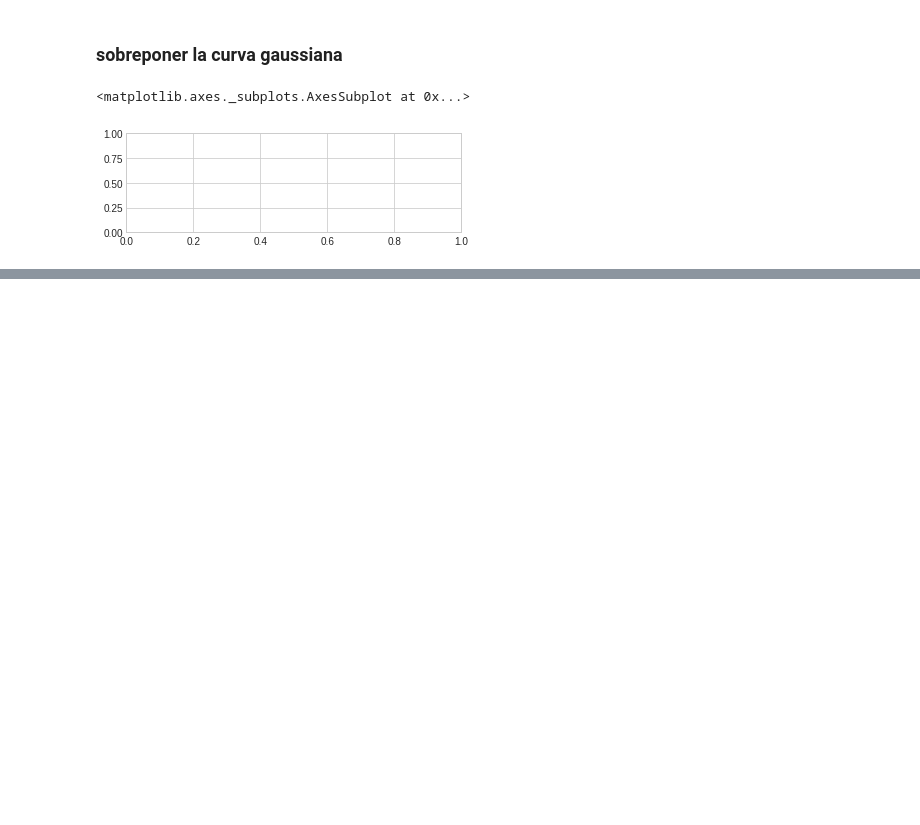
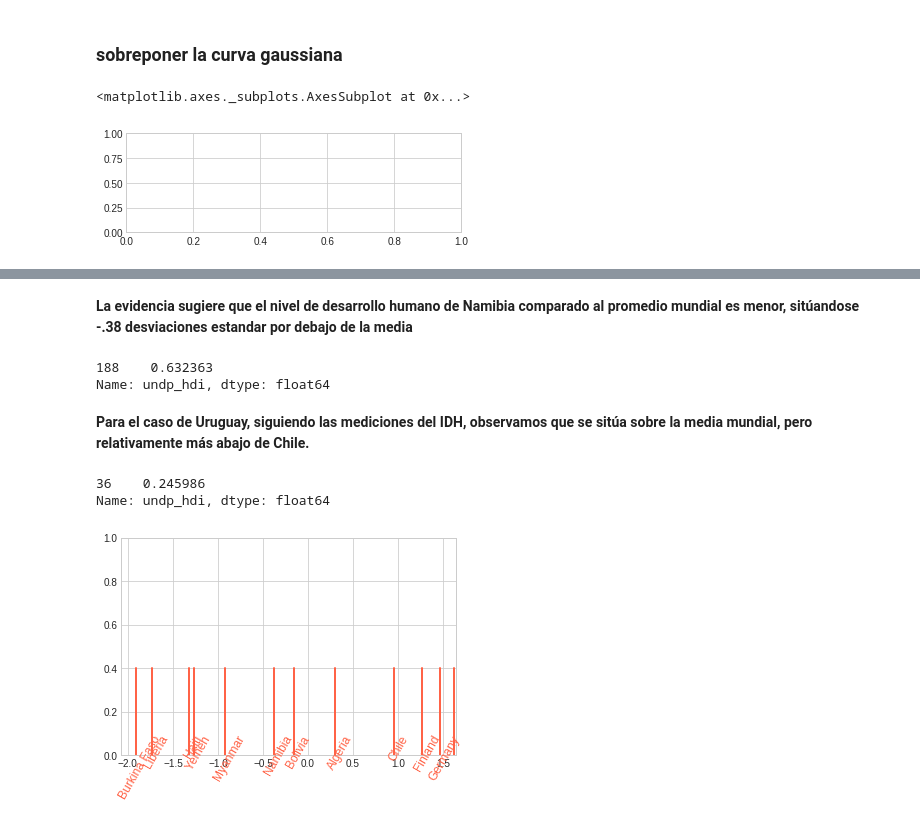
Before and after one commit to vidalchile/data_science_g14, a Jupyter notebook: variables_aleatorias_y _graficos/contenido_sesion_online/lectura.ipynb, the cells around one changed output, grey strips where cells are left out. Saved outputs shown, nothing was run; the diff lists cells and outputs as text; code cells hidden in the pictures; blank space fills up the shorter version.

```diff
--- a/variables_aleatorias_y _graficos/contenido_sesion_online/lectura.ipynb
+++ b/variables_aleatorias_y _graficos/contenido_sesion_online/lectura.ipynb
@@ -359,0 +446,7 @@ plt.subplots_adjust(hspace=0.6)
+# %%
+def get_zscore(col, case):
+    get_point = df[df['cname']==case][col]
+    preproc=df[col].dropna()
+    get_mean = preproc.mean()
+    get_std = np.sqrt(preproc.var())
+    return (get_point - get_mean) / get_std
@@ -359,0 +463,36 @@ plt.subplots_adjust(hspace=0.6)
+# %% [markdown]
+<b>La evidencia sugiere que el nivel de desarrollo humano de Namibia comparado al promedio mundial
+es menor, sitúandose -.38 desviaciones estandar por debajo de la media</b>
+# %%
+get_zscore('undp_hdi', 'Uruguay')
+# %% [output]
+188    0.632363
+Name: undp_hdi, dtype: float64
+# %% [markdown]
+<b>Para el caso de Uruguay, siguiendo las mediciones del IDH, observamos que se sitúa sobre la
+media mundial, pero relativamente más abajo de Chile.</b>
+# %%
+get_zscore('undp_hdi', 'China')
+# %% [output]
+36    0.245986
+Name: undp_hdi, dtype: float64
+# %%
+# definamos la función
+def point_zscore(col, case):
+    get_point = df[df['cname']==case][col]
+    preproc=df[col].dropna()
+    get_mean = preproc.mean()
+    get_std = np.sqrt(hdi_dropna.var())
+    get_zscore = float((get_point - get_mean) / get_std)
+    plt.axvline(get_zscore, ymin = 0, ymax = .4, color='tomato', lw=2)
+    plt.annotate(case, xy=(get_zscore + .05, 0.06), color='tomato', rotation=60, ha='center', size = 12)
+# %%
+
+# Pasamos un array de casos a visualizar en un loop.
+# donde para cada elemento de éste array
+for i in ['Chile', 'Burkina Faso', 'Haiti', 'Myanmar', 'Germany',
+          'Norway', 'Finland', 'Yemen', 'Bolivia', 'Algeria', 'Namibia', 'Liberia']:
+    # aplicaremos la función point_zscore
+    point_zscore('undp_hdi', i)
+# %% [output]
+[figure, added]
```
Also changed, not shown: parts of 38 cells of this notebook, 10 other files.
